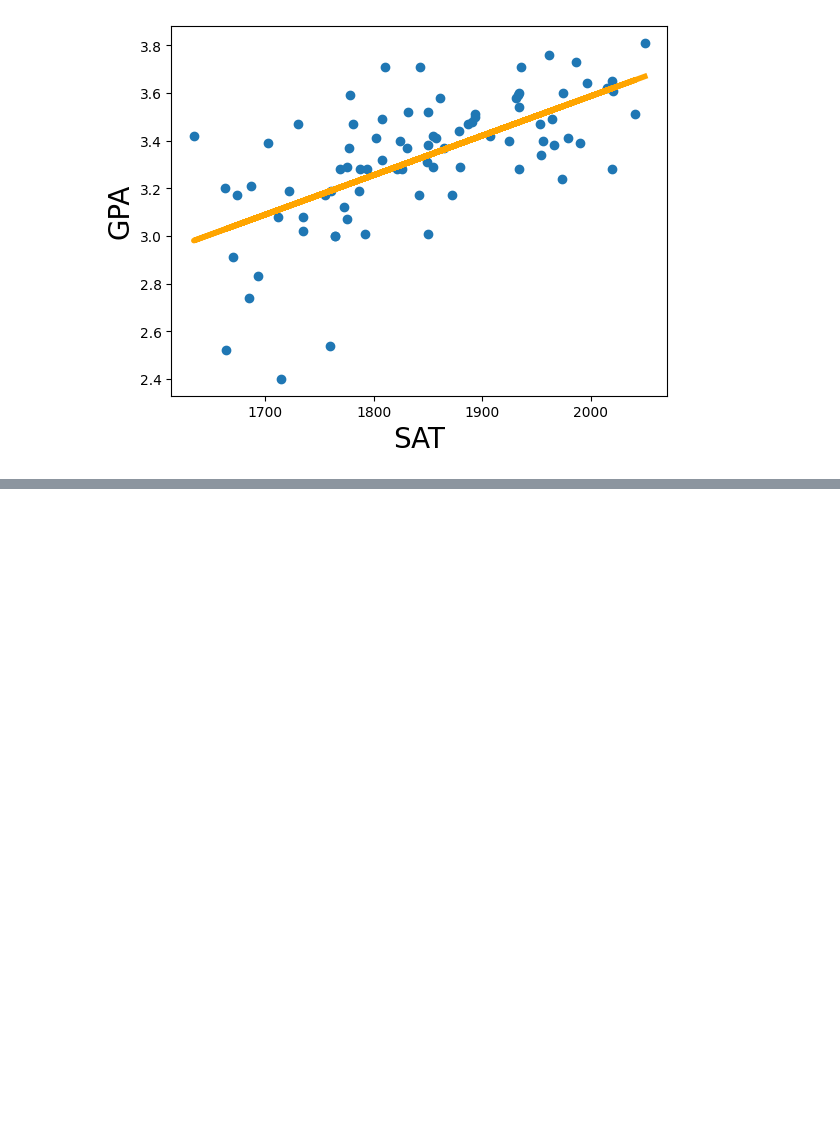
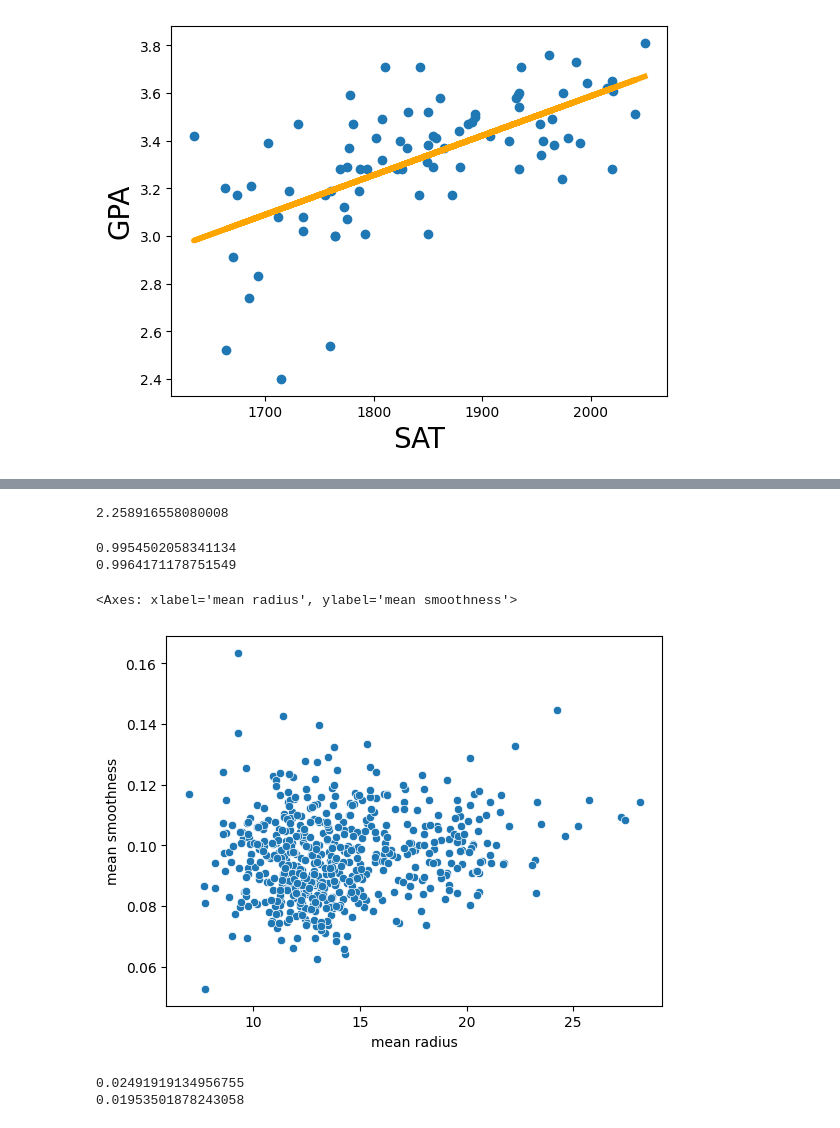
Before and after one commit to hh-blaire-cho/ds101_2024Oct, a Jupyter notebook: ML06_SimpleRegression.ipynb, the cells around one changed output, grey strips where cells are left out. Cells and saved outputs as stored; diff of their text form; code cells hidden in the pictures; blank space fills up the shorter version.

```diff
--- a/ML06_SimpleRegression.ipynb
+++ b/ML06_SimpleRegression.ipynb
@@ -299,0 +368,8 @@ In this exercise, we will use the **Boston Housing Dataset** to perform **Single
+# %%
+from sklearn.datasets import load_breast_cancer
+cancer = load_breast_cancer()
+
+# 데이터프레임으로 변환
+df = pd.DataFrame(cancer.data, columns=cancer.feature_names)
+# df['Target'] = cancer.target  # 타겟 변수 추가()
+df
@@ -299,0 +398,16 @@ In this exercise, we will use the **Boston Housing Dataset** to perform **Single
+# %%
+mse = mean_squared_error(y_res, y_test)
+mse
+# %% [output]
+2.258916558080008
+# %%
+print(reg.score(X_train.values.reshape(-1, 1), y_train))
+print(reg.score(X_test.values.reshape(-1, 1), y_test))
+# %% [output]
+0.9954502058341134
+0.9964171178751549
+# %%
+sns.scatterplot(data=df, x="mean radius", y="mean smoothness")
+# %% [output]
+<Axes: xlabel='mean radius', ylabel='mean smoothness'>
+[figure, added]
@@ -299,0 +422,6 @@ In this exercise, we will use the **Boston Housing Dataset** to perform **Single
+# %%
+print(reg.score(X_train.values.reshape(-1, 1), y_train))
+print(reg.score(X_test.values.reshape(-1, 1), y_test))
+# %% [output]
+0.02491919134956755
+0.01953501878243058
```
Also changed, not shown: parts of 14 cells of this notebook, 4 other files.
